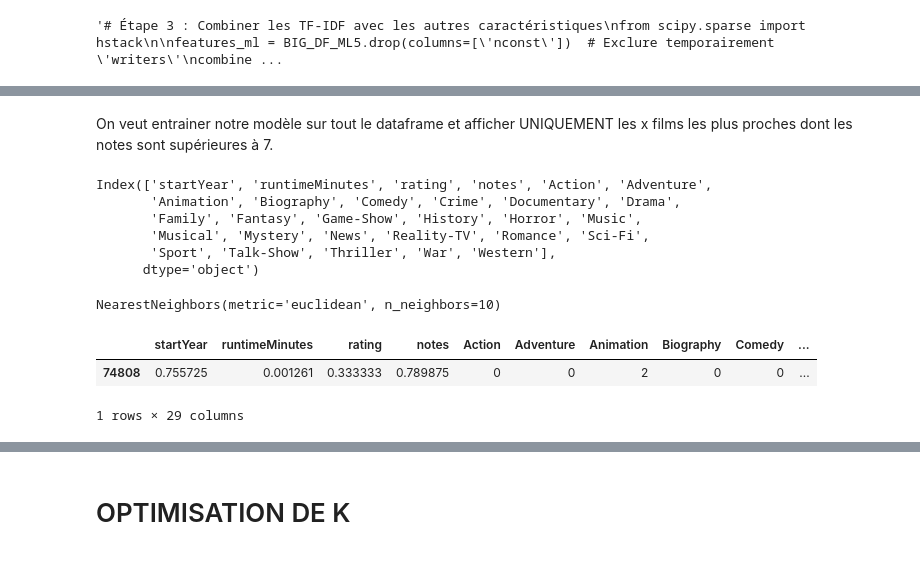
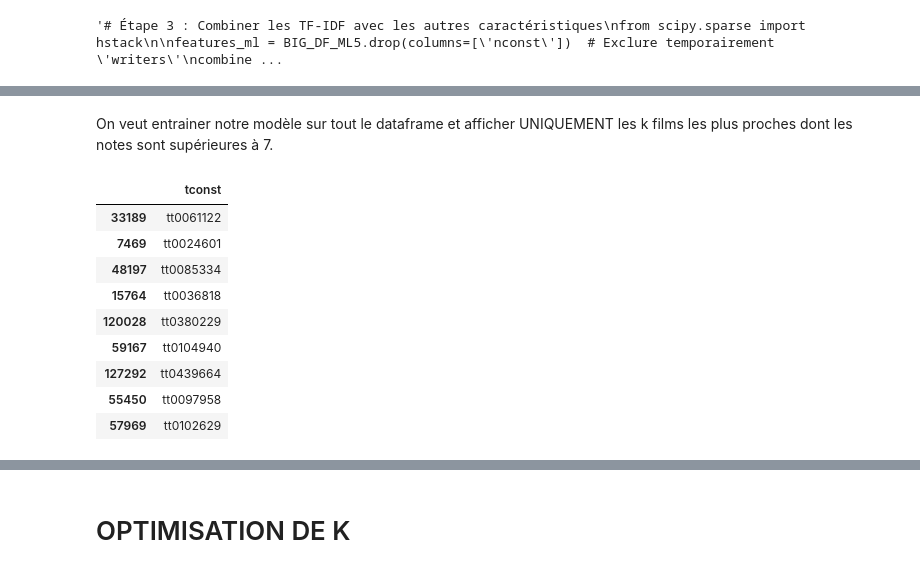
Before and after one commit to jpvt-data/AlgoCinema, a Jupyter notebook: machine learning/BIG_DF_ML.ipynb, the cells around one changed output, grey strips where cells are left out. Cells and saved outputs as stored; diff of their text form; code cells hidden in the pictures.

```diff
--- a/machine learning/BIG_DF_ML.ipynb
+++ b/machine learning/BIG_DF_ML.ipynb
@@ -622,3 +248,0 @@ Index(['startYear', 'runtimeMinutes', 'title_ratings_numVotes',
-# %%
-model = NearestNeighbors(n_neighbors=5, metric='euclidean')
-model.fit(X_encoded.drop(columns = ['tconst', 'title', 'liste_titles']))
@@ -627,3 +248,0 @@ NearestNeighbors(metric='euclidean')
-# %%
-caract_film = X_encoded[X_encoded['title']== 'Inception']
-caract_film
@@ -654,2 +249,2 @@ Name: title, dtype: object
 # %% [markdown]
-On veut entrainer notre modèle sur tout le dataframe et afficher UNIQUEMENT les x films les plus proches dont les notes sont supérieures à 7.
+On veut entrainer notre modèle sur tout le dataframe et afficher UNIQUEMENT les k films les plus proches dont les notes sont supérieures à 7.
@@ -675,20 +250,0 @@ def encodage_X(X, type='standard'):
-# %%
-X = BIG_DF_ML5
-X_encoded, SN = encodage_X(X, type = 'normal')
-# %%
-#On crée une liste des colonnes à utiliser pour le modèle
-caracteristiques = X_encoded.columns.drop(['tconst', 'title', 'liste_titles', 'tmdb_popularity', 'title_ratings_numVotes','tmdb_US',
-       'tmdb_FR', 'tmdb_GB', 'tmdb_DE', 'tmdb_JP', 'tmdb_IN', 'tmdb_IT',
-       'tmdb_CA', 'tmdb_ES', 'tmdb_MX', 'tmdb_HK', 'tmdb_BR', 'tmdb_SE',
-       'tmdb_SU', 'tmdb_PH', 'tmdb_KR', 'tmdb_AU', 'tmdb_CN', 'tmdb_AR',
-       'tmdb_RU', 'tmdb_DK', 'tmdb_NL', 'tmdb_BE', 'tmdb_AT', 'tmdb_TR',
-       'tmdb_PL', 'tmdb_CH', 'tmdb_XC', 'tmdb_FI', 'tmdb_NO', 'tmdb_IR',
-       'tmdb_XG', 'tmdb_EG', 'tmdb_NG', 'tmdb_ZA'])
-caracteristiques
-# %% [output]
-Index(['startYear', 'runtimeMinutes', 'rating', 'notes', 'Action', 'Adventure',
-       'Animation', 'Biography', 'Comedy', 'Crime', 'Documentary', 'Drama',
-       'Family', 'Fantasy', 'Game-Show', 'History', 'Horror', 'Music',
-       'Musical', 'Mystery', 'News', 'Reality-TV', 'Romance', 'Sci-Fi',
-       'Sport', 'Talk-Show', 'Thriller', 'War', 'Western'],
-      dtype='object')
@@ -695 +298,15 @@ Index(['startYear', 'runtimeMinutes', 'rating', 'notes', 'Action', 'Adventure',
+# %%
+selection = recommandation('tt0099785')
+pd.DataFrame(selection)
+# %% [output]
+|  | tconst |
+| 33189 | tt0061122 |
+| 7469 | tt0024601 |
+| 48197 | tt0085334 |
+| 15764 | tt0036818 |
+| 120028 | tt0380229 |
+| 59167 | tt0104940 |
+| 127292 | tt0439664 |
+| 55450 | tt0097958 |
+| 57969 | tt0102629 |
 # %%
@@ -711,13 +325,0 @@ mauvais_films = X_weighted[X_weighted['notes'] < 0.7]
-# %%
-model = NearestNeighbors(n_neighbors=10, metric='euclidean')
-model.fit(bons_films[caracteristiques])
-# %% [output]
-NearestNeighbors(metric='euclidean', n_neighbors=10)
-# %%
-caract_film = X_weighted[X_encoded['tconst'] == 'tt0107688']
-caract_film = caract_film[caracteristiques]
-caract_film
-# %% [output]
-|  | startYear | runtimeMinutes | rating | notes | Action | Adventure | Animation | Biography | Comedy | ... |
-| 74808 | 0.755725 | 0.001261 | 0.333333 | 0.789875 | 0 | 0 | 2 | 0 | 0 | ... |
-1 rows × 29 columns
```
Also changed, not shown: parts of 58 cells of this notebook, 2 other files.
